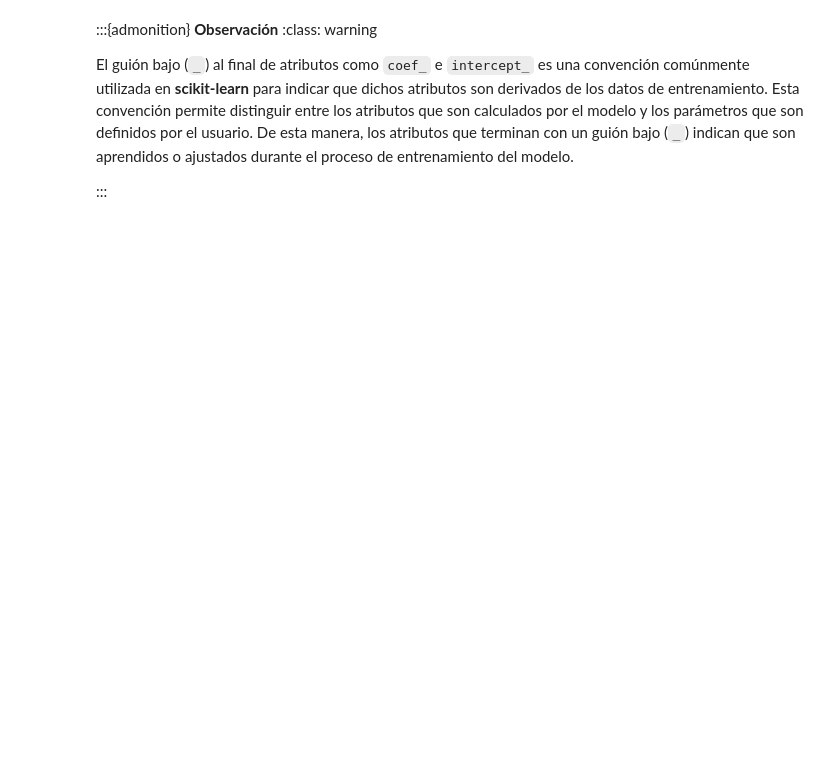
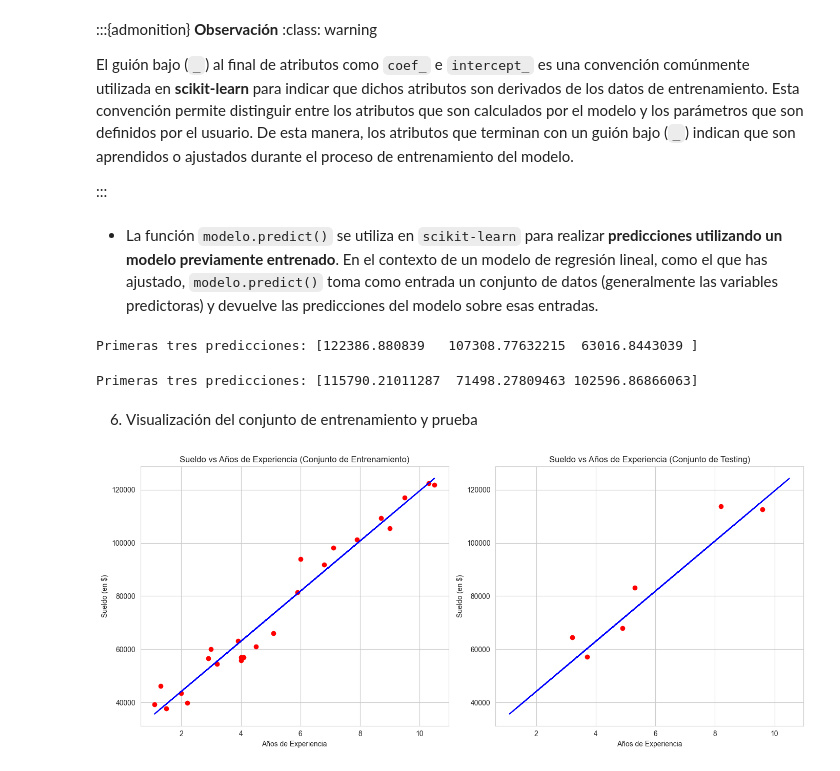
Before and after one commit to cdeoroaguado/jbook_ml202430, a Jupyter notebook: _sources/modulo_6.ipynb, the cells around one changed output. Cells and saved outputs as stored; diff of their text form; code cells hidden in the pictures; blank space fills up the shorter version.

```diff
--- a/_sources/modulo_6.ipynb
+++ b/_sources/modulo_6.ipynb
@@ -355,3 +350,44 @@ lr.intercept_: 25609.89799835482
 El guión bajo (`_`) al final de atributos como `coef_` e `intercept_` es una convención comúnmente utilizada en **scikit-learn** para indicar que dichos atributos son derivados de los datos de entrenamiento. Esta convención permite distinguir entre los atributos que son calculados por el modelo y los parámetros que son definidos por el usuario. De esta manera, los atributos que terminan con un guión bajo (`_`) indican que son aprendidos o ajustados durante el proceso de entrenamiento del modelo.
 
 :::
+# %% [markdown]
+* La función `modelo.predict()` se utiliza en `scikit-learn` para realizar **predicciones utilizando un modelo previamente entrenado**. En el contexto de un modelo de regresión lineal, como el que has ajustado, `modelo.predict()` toma como entrada un conjunto de datos (generalmente las variables predictoras) y devuelve las predicciones del modelo sobre esas entradas.
+# %%
+# para los datos conocidos del conjunto de train
+y_pred_train = modelo.predict(X_train)
+print(f"Primeras tres predicciones: {y_pred_train[0:3]}")
+# %% [output]
+Primeras tres predicciones: [122386.880839   107308.77632215  63016.8443039 ]
+# %%
+# para los datos desconocidos
+y_pred_test = modelo.predict(X_test)
+print(f"Primeras tres predicciones: {y_pred_test[0:3]}")
+# %% [output]
+Primeras tres predicciones: [115790.21011287  71498.27809463 102596.86866063]
+# %% [markdown]
+6. Visualización del conjunto de entrenamiento y prueba
+# %%
+# Crear una figura para mostrar ambas gráficas una al lado de la otra
+plt.figure(figsize=(14, 6))
+
+# Visualizar los resultados del conjunto de entrenamiento
+plt.subplot(1, 2, 1)
+plt.scatter(X_train, y_train, color="red")
+plt.plot(X_train, modelo.predict(X_train), color="blue")
+plt.title("Sueldo vs Años de Experiencia (Conjunto de Entrenamiento)")
+plt.xlabel("Años de Experiencia")
+plt.ylabel("Sueldo (en $)")
+
+# Visualizar los resultados del conjunto de prueba
+plt.subplot(1, 2, 2)
+plt.scatter(X_test, y_test, color="red")
+plt.plot(X_train, modelo.predict(X_train), color="blue")
+plt.title("Sueldo vs Años de Experiencia (Conjunto de Testing)")
+plt.xlabel("Años de Experiencia")
+plt.ylabel("Sueldo (en $)")
+
+# Mostrar las gráficas
+plt.tight_layout()
+plt.show()
+# %% [output]
+[figure, added]
```
Also changed, not shown: parts of 51 cells of this notebook, 3 other files.
